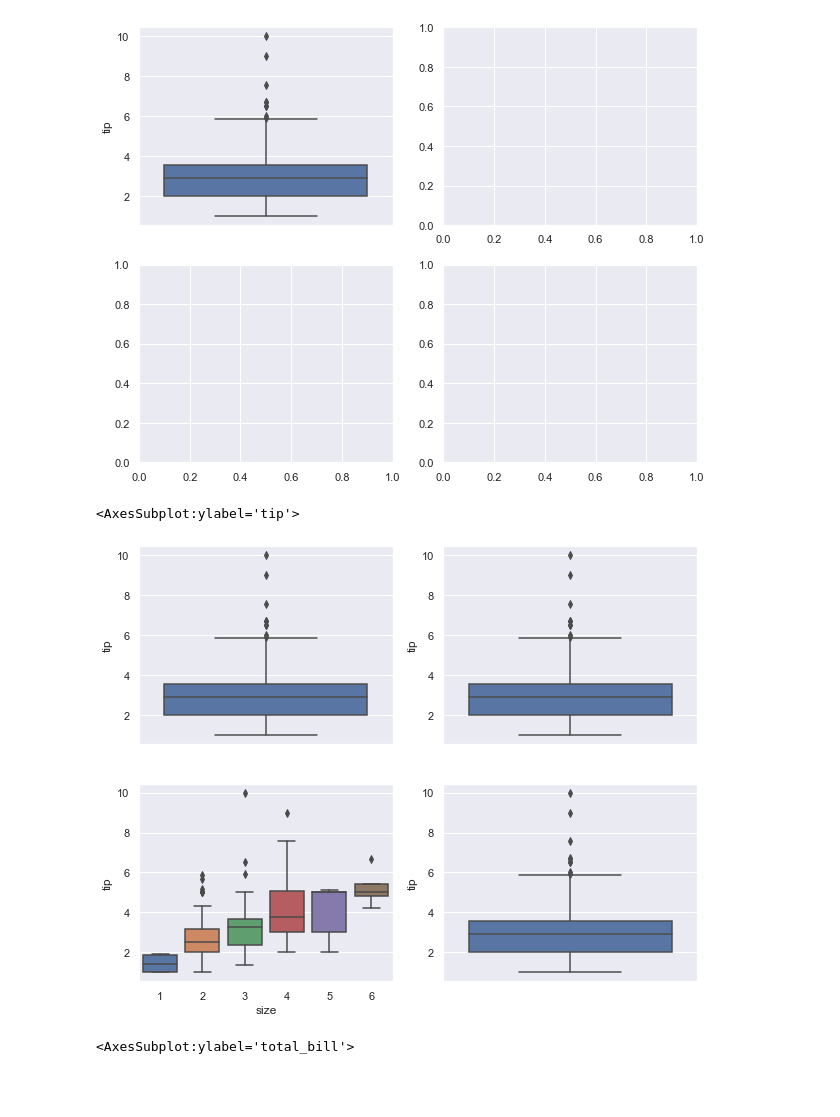
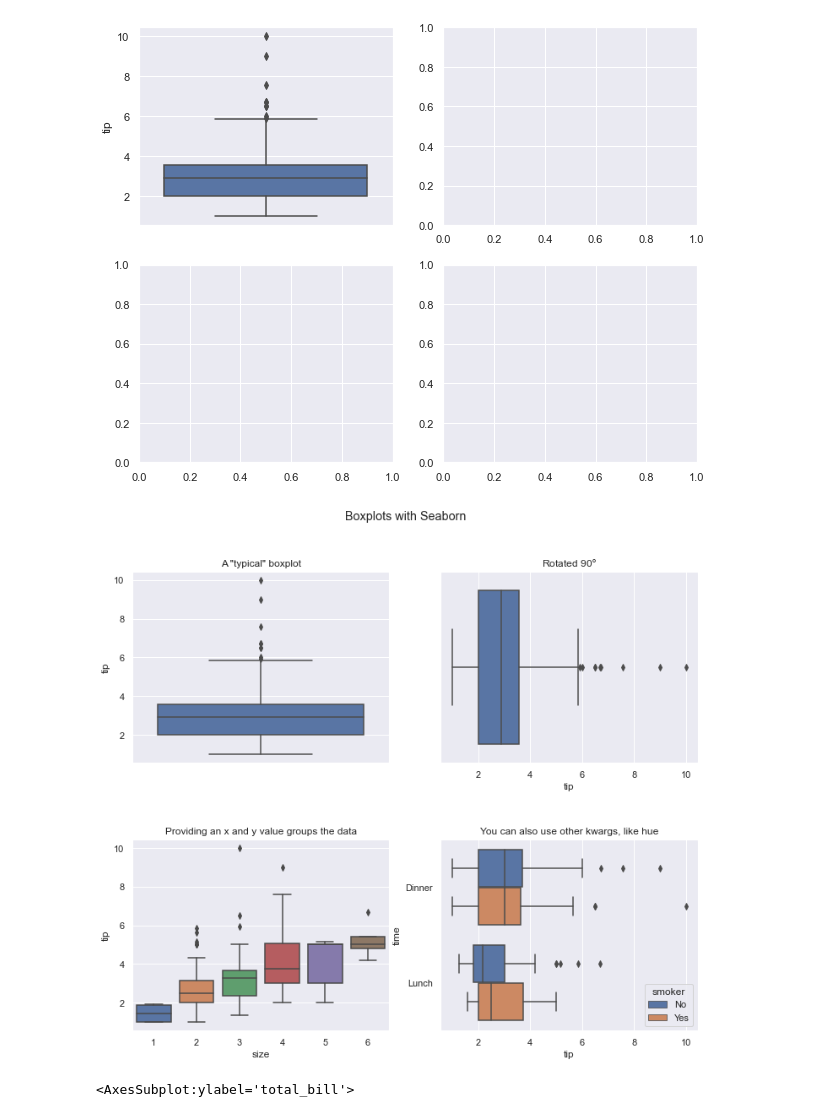
Before and after one commit to natasharivers/numpy-pandas-visualization-exercises, a Jupyter notebook: Seaborn Notes.ipynb, the cells around one changed output. Saved outputs shown, nothing was run; the diff lists cells and outputs as text; code cells hidden in the pictures; blank space fills up the shorter version.

```diff
--- a/Seaborn Notes.ipynb
+++ b/Seaborn Notes.ipynb
@@ -295,19 +295,29 @@ sns.boxplot(data= tips, y ='tip', ax= ax[0,0])
 # %% [output]
 <AxesSubplot:ylabel='tip'>
 [figure]
-# %%
-fig, ax = plt.subplots(2,2, figsize = (10,8))
-
-sns.boxplot(data= tips, y ='tip', ax= ax[0,0])
-
-sns.boxplot(data= tips, y ='tip', ax= ax[0,1])
-
-sns.boxplot(data= tips, y ='tip', x= 'size', ax= ax[1,0])
-
-sns.boxplot(data= tips, y ='tip', hue = 'smoker', ax= ax[1,1])
-# %% [output]
-<AxesSubplot:ylabel='tip'>
-[figure, removed]
+# %%
+plt.figure(figsize=(12, 10))
+plt.suptitle('Boxplots with Seaborn')
+
+plt.subplot(221)
+sns.boxplot(data=tips, y='tip')
+plt.title('A "typical" boxplot')
+
+plt.subplot(222)
+sns.boxplot(data=tips, x='tip')
+plt.title('Rotated 90$\degree$')
+
+plt.subplot(223)
+sns.boxplot(data=tips, y='tip', x='size')
+plt.title('Providing an x and y value groups the data')
+
+plt.subplot(224)
+sns.boxplot(data=tips, y='time', x='tip', hue='smoker')
+plt.title('You can also use other kwargs, like hue')
+
+plt.subplots_adjust(hspace=0.4)
+# %% [output]
+[figure, added]
 # %%
 #swarmplot
 sns.swarmplot(data = tips, y='total_bill')
```
Also changed, not shown: parts of 18 cells of this notebook.
